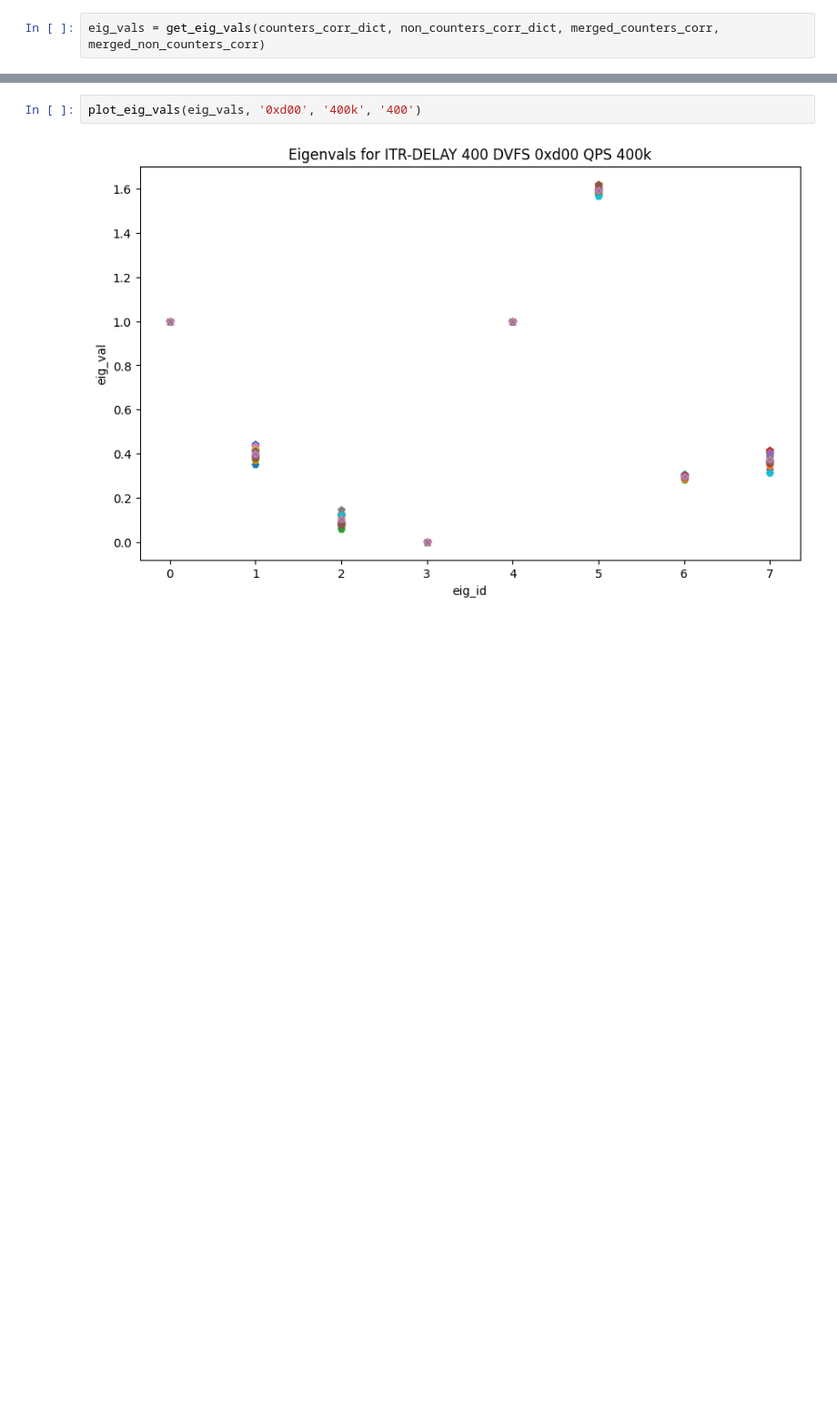
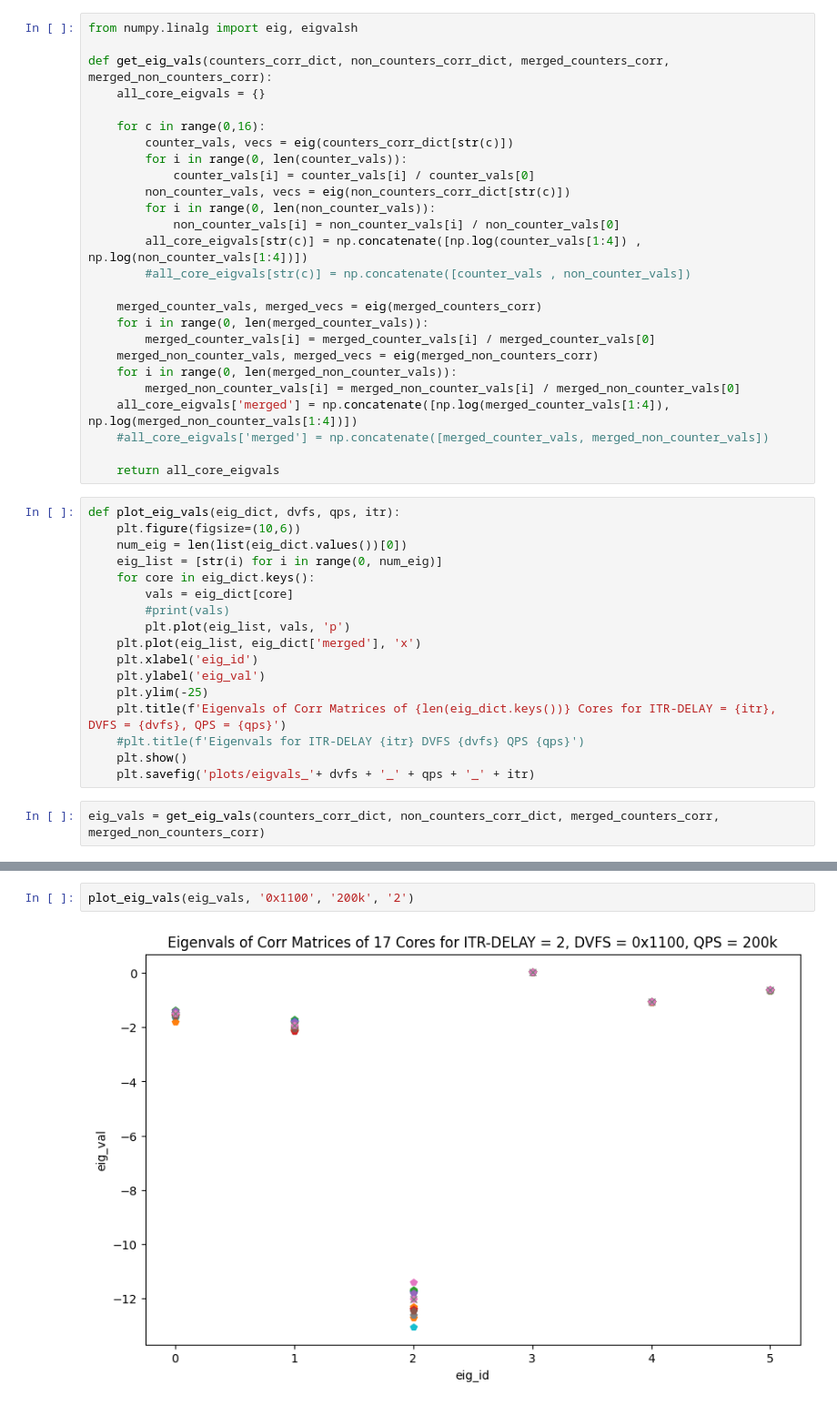
Before and after one commit to awadyn/network_exec_energy_study, a Jupyter notebook: full_logs/Comparing per-core to merged-cores logs.ipynb, the cells around one changed output, grey strips where cells are left out. Shown at 91% size. Saved outputs shown, nothing was run; the diff lists cells and outputs as text; blank space fills up the shorter version.

```diff
--- a/full_logs/Comparing per-core to merged-cores logs.ipynb
+++ b/full_logs/Comparing per-core to merged-cores logs.ipynb
@@ -213,3 +175,46 @@ merged_non_counters_corr
+# %%
+from numpy.linalg import eig, eigvalsh
+
+def get_eig_vals(counters_corr_dict, non_counters_corr_dict, merged_counters_corr, merged_non_counters_corr):
+    all_core_eigvals = {}
+
+    for c in range(0,16):
+        counter_vals, vecs = eig(counters_corr_dict[str(c)])
+        for i in range(0, len(counter_vals)):
+            counter_vals[i] = counter_vals[i] / counter_vals[0]
+        non_counter_vals, vecs = eig(non_counters_corr_dict[str(c)])
+        for i in range(0, len(non_counter_vals)):
+            non_counter_vals[i] = non_counter_vals[i] / non_counter_vals[0]
+        all_core_eigvals[str(c)] = np.concatenate([np.log(counter_vals[1:4]) , np.log(non_counter_vals[1:4])])
+        #all_core_eigvals[str(c)] = np.concatenate([counter_vals , non_counter_vals])
+
+    merged_counter_vals, merged_vecs = eig(merged_counters_corr)
+    for i in range(0, len(merged_counter_vals)):
+        merged_counter_vals[i] = merged_counter_vals[i] / merged_counter_vals[0]
+    merged_non_counter_vals, merged_vecs = eig(merged_non_counters_corr)
+    for i in range(0, len(merged_non_counter_vals)):
+        merged_non_counter_vals[i] = merged_non_counter_vals[i] / merged_non_counter_vals[0]
+    all_core_eigvals['merged'] = np.concatenate([np.log(merged_counter_vals[1:4]), np.log(merged_non_counter_vals[1:4])])
+    #all_core_eigvals['merged'] = np.concatenate([merged_counter_vals, merged_non_counter_vals])
+
+    return all_core_eigvals
+# %%
+def plot_eig_vals(eig_dict, dvfs, qps, itr):
+    plt.figure(figsize=(10,6))
+    num_eig = len(list(eig_dict.values())[0])
+    eig_list = [str(i) for i in range(0, num_eig)]
+    for core in eig_dict.keys():
+        vals = eig_dict[core]
+        #print(vals)
+        plt.plot(eig_list, vals, 'p')
+    plt.plot(eig_list, eig_dict['merged'], 'x')
+    plt.xlabel('eig_id')
+    plt.ylabel('eig_val')
+    plt.ylim(-25)
+    plt.title(f'Eigenvals of Corr Matrices of {len(eig_dict.keys())} Cores for ITR-DELAY = {itr}, DVFS = {dvfs}, QPS = {qps}')
+    #plt.title(f'Eigenvals for ITR-DELAY {itr} DVFS {dvfs} QPS {qps}')
+    plt.show()
+    plt.savefig('plots/eigvals_'+ dvfs + '_' + qps + '_' + itr)
 # %%
 eig_vals = get_eig_vals(counters_corr_dict, non_counters_corr_dict, merged_counters_corr, merged_non_counters_corr)
 # %%
@@ -235,5 +240,5 @@ eig_vals
 # %%
-plot_eig_vals(eig_vals, '0xd00', '400k', '400')
+plot_eig_vals(eig_vals, '0x1100', '200k', '2')
 # %% [output]
-[figure, old version]
+[figure, new version]
 <Figure size 640x480 with 0 Axes>
```
Also changed, not shown: parts of 19 cells of this notebook, 3 other files.
